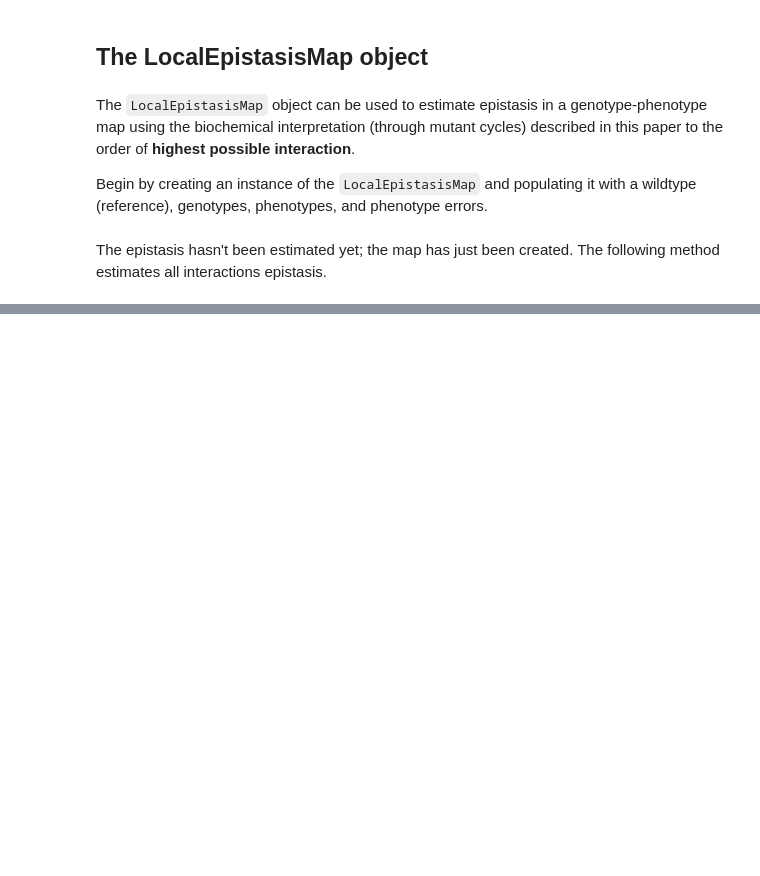
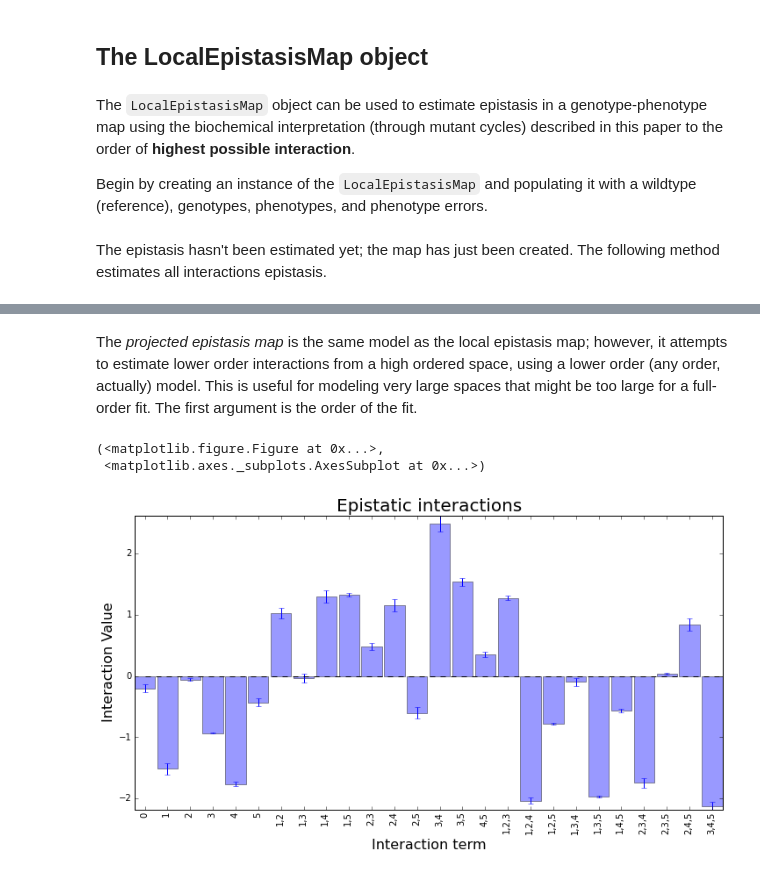
Before and after one commit to harmslab/epistasis, a Jupyter notebook: examples/ipynb/EpistasisModels tutorial.ipynb, the cells around one changed output, grey strips where cells are left out. Saved outputs shown, nothing was run; the diff lists cells and outputs as text; code cells hidden in the pictures; blank space fills up the shorter version.

```diff
--- a/examples/ipynb/EpistasisModels tutorial.ipynb
+++ b/examples/ipynb/EpistasisModels tutorial.ipynb
@@ -62,0 +86,13 @@ epistasis_bar(epistasis, sigmas=2)
+# %% [markdown]
+The *projected epistasis map* is the same model as the local epistasis map; however, it attempts to estimate lower order interactions from a high ordered space, using a lower order (any order, actually) model. This is useful for modeling very large spaces that might be too large for a full-order fit. The first argument is the order of the fit.
+# %%
+regression_order = 3
+epistasis = ProjectedEpistasisMap(regression_order,
+            seq1, genotypes, phenotypes, phenotype_errors=errors, log_phenotypes=True)
+epistasis.estimate_interactions()
+epistasis.estimate_error()
+epistasis_bar(epistasis, sigmas=2)
+# %% [output]
+(<matplotlib.figure.Figure at 0x...>,
+ <matplotlib.axes._subplots.AxesSubplot at 0x...>)
+[figure, added]
```
Also changed, not shown: parts of 13 cells of this notebook, 1 other file.
